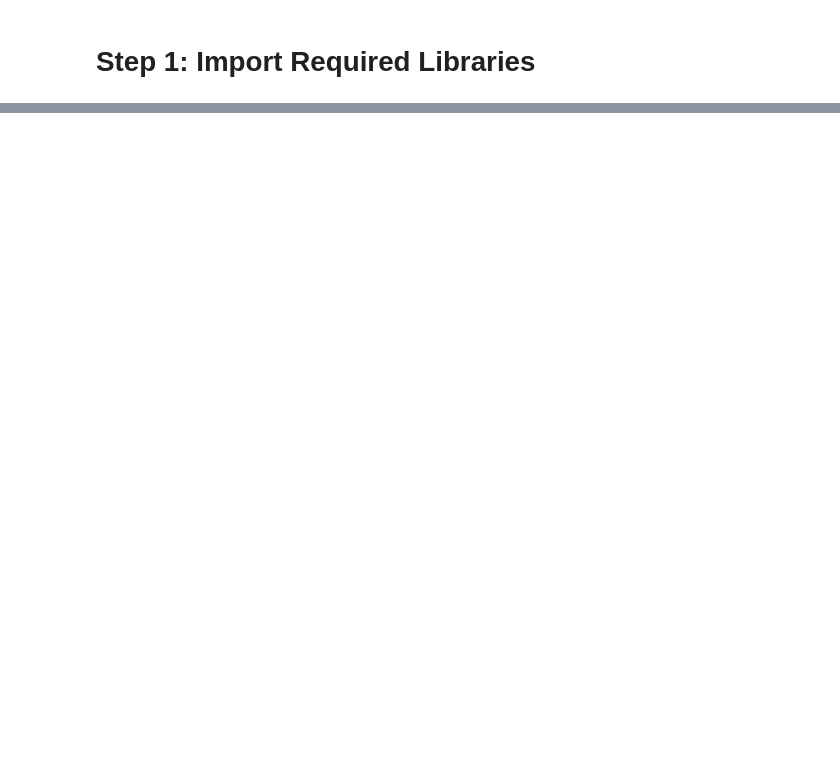
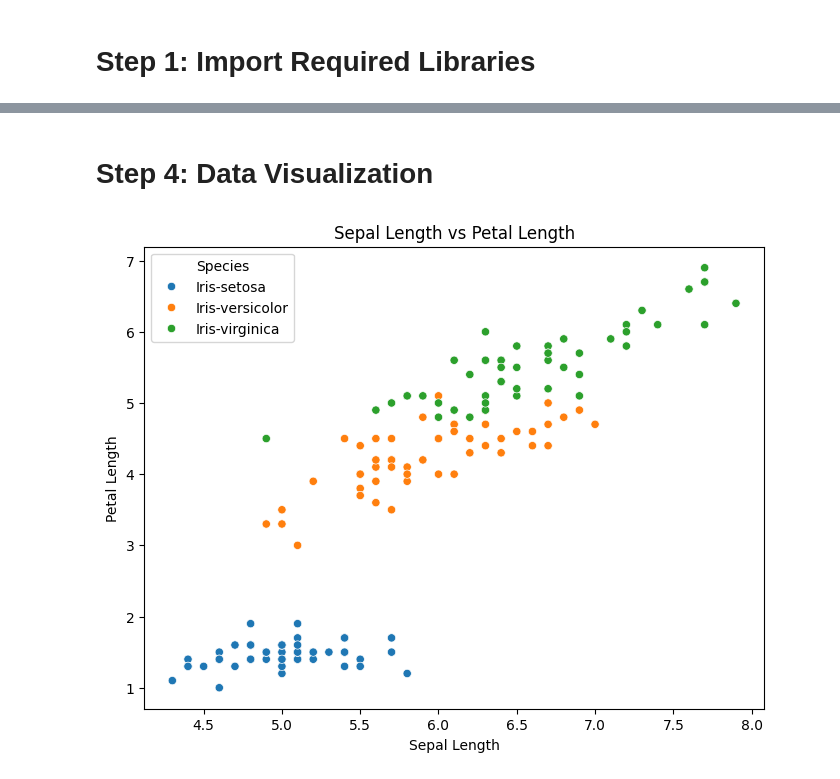
Before and after one commit to rahul4bisht/Iris_Classification, a Jupyter notebook: Task1_Iris_Classification.ipynb, the cells around one changed output, grey strips where cells are left out. Drawn from its saved outputs; the diff is of its cells as text; code cells hidden in the pictures; blank space fills up the shorter version.

```diff
--- a/Task1_Iris_Classification.ipynb
+++ b/Task1_Iris_Classification.ipynb
@@ -283,0 +102,20 @@ The model achieved high accuracy and successfully classified Iris flower species
+# %% [markdown]
+# Step 4: Data Visualization
+# %%
+# Create a scatter plot to visualize the relationship between sepal length and petal length
+plt.figure(figsize=(8, 6))
+
+sns.scatterplot(
+    data=df,
+    x="sepal_length",
+    y="petal_length",
+    hue="species"
+)
+
+plt.title("Sepal Length vs Petal Length")
+plt.xlabel("Sepal Length")
+plt.ylabel("Petal Length")
+plt.legend(title="Species")
+plt.show()
+# %% [output]
+[figure, added]
```
Also changed, not shown: parts of 73 cells of this notebook.
